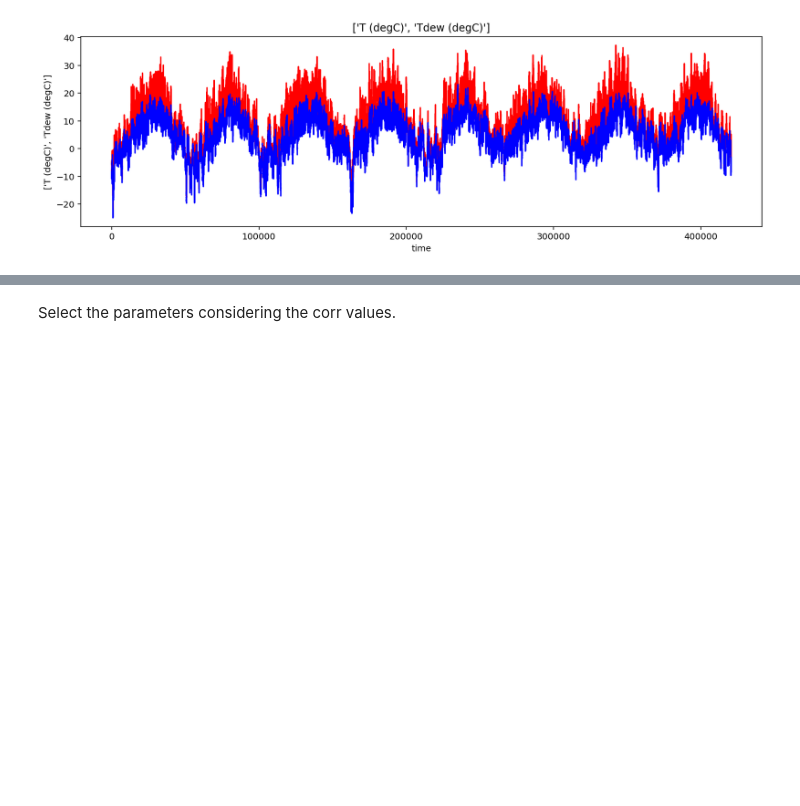
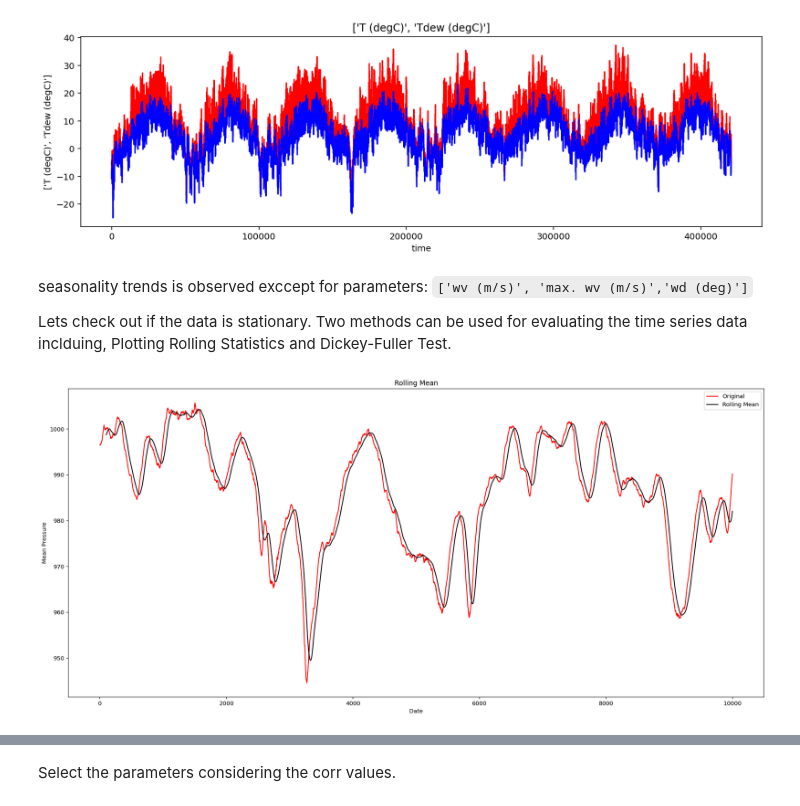
Before and after one commit to Atashnezhad/Time_series_project, a Jupyter notebook: Code/P02_02_EDA.ipynb, the cells around one changed output, grey strips where cells are left out. Drawn from its saved outputs; the diff is of its cells as text; code cells hidden in the pictures; blank space fills up the shorter version.

Commit message:
stationary

````diff
--- a/Code/P02_02_EDA.ipynb
+++ b/Code/P02_02_EDA.ipynb
@@ -192,3 +196,7 @@ plt.title(cols)
 plt.savefig("../Figures/plot_P02_T_(degC)_Tdew_(degC).png")
 # %% [output]
 [figure]
+# %% [markdown]
+seasonality trends is observed exccept for parameters: ```['wv (m/s)', 'max. wv (m/s)','wd (deg)']```
+
+Lets check out if the data is stationary. Two methods can be used for evaluating the time series data inclduing, Plotting Rolling Statistics and Dickey-Fuller Test.
@@ -194,0 +265,6 @@ plt.savefig("../Figures/plot_P02_T_(degC)_Tdew_(degC).png")
+# %%
+# check stationary: mean, variance(std)and adfuller test
+check_mean(df['p (mbar)'][0:10000], windo=100)
+# check_adfuller(df['p (mbar)'])
+# %% [output]
+[figure, added]
````
Also changed, not shown: parts of 6 cells of this notebook.
